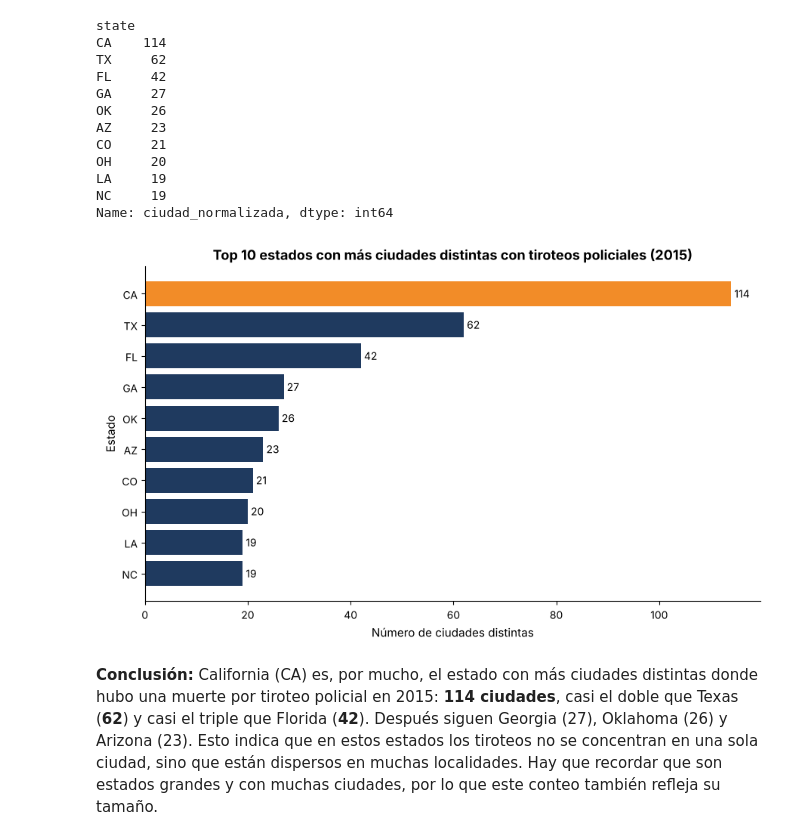
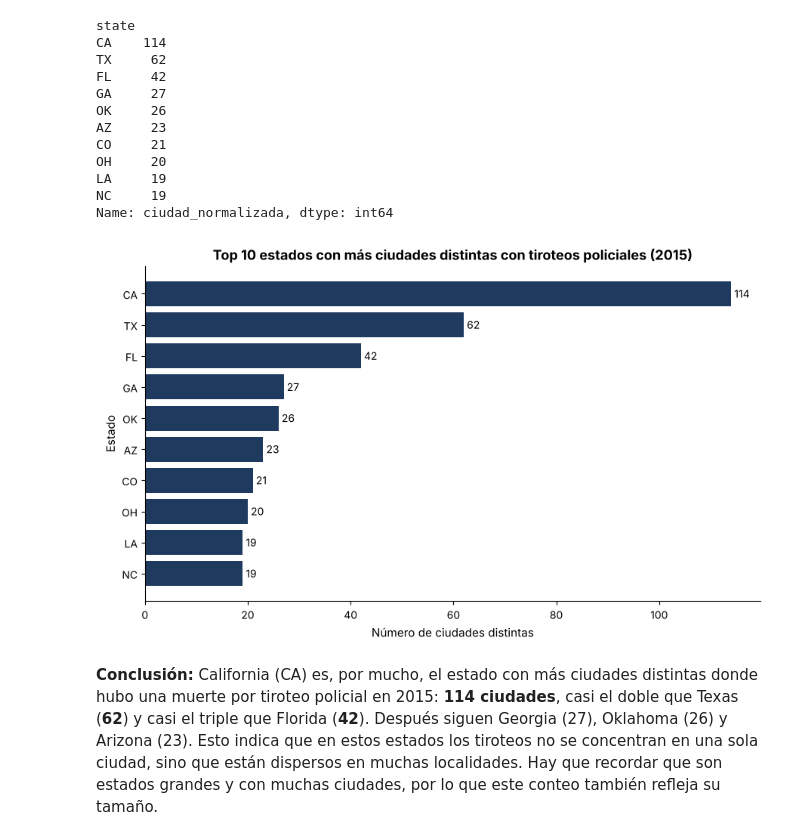
Before and after one commit to patatamanYT/no-entear, a Jupyter notebook: Actividad1_Visualizacion/Actividad_1_Visualizacion_Datos.ipynb, the cells around one changed output. Drawn from its saved outputs; the diff is of its cells as text; code cells hidden in the pictures.

```diff
--- a/Actividad1_Visualizacion/Actividad_1_Visualizacion_Datos.ipynb
+++ b/Actividad1_Visualizacion/Actividad_1_Visualizacion_Datos.ipynb
@@ -242,18 +242,17 @@ Name: ciudad_normalizada, dtype: int64
 # %%
 fig, ax = plt.subplots(figsize=(9, 5.5))
 
 datos_grafica = top10_ciudades.sort_values()
-colores = [NARANJA if estado == datos_grafica.index[-1] else AZUL for estado in datos_grafica.index]
-barras = ax.barh(datos_grafica.index, datos_grafica.values, color=colores)
+barras = ax.barh(datos_grafica.index, datos_grafica.values, color=AZUL)
 ax.bar_label(barras, padding=3)
 
 ax.set_title('Top 10 estados con más ciudades distintas con tiroteos policiales (2015)')
 ax.set_xlabel('Número de ciudades distintas')
 ax.set_ylabel('Estado')
 plt.tight_layout()
 plt.show()
 # %% [output]
-[figure, old version]
+[figure, new version]
 # %% [markdown]
 **Conclusión:** California (CA) es, por mucho, el estado con más ciudades distintas donde hubo una muerte por tiroteo policial en 2015: **114 ciudades**, casi el doble que Texas (**62**) y casi el triple que Florida (**42**). Después siguen Georgia (27), Oklahoma (26) y Arizona (23). Esto indica que en estos estados los tiroteos no se concentran en una sola ciudad, sino que están dispersos en muchas localidades. Hay que recordar que son estados grandes y con muchas ciudades, por lo que este conteo también refleja su tamaño.
 # %% [markdown]
```
Also changed, not shown: parts of 7 cells of this notebook.
